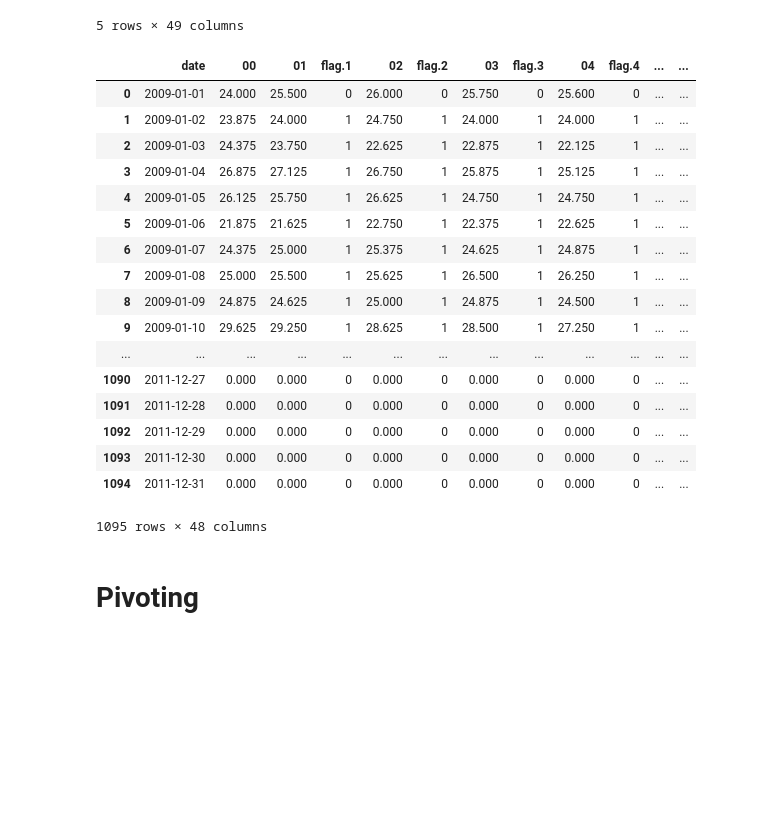
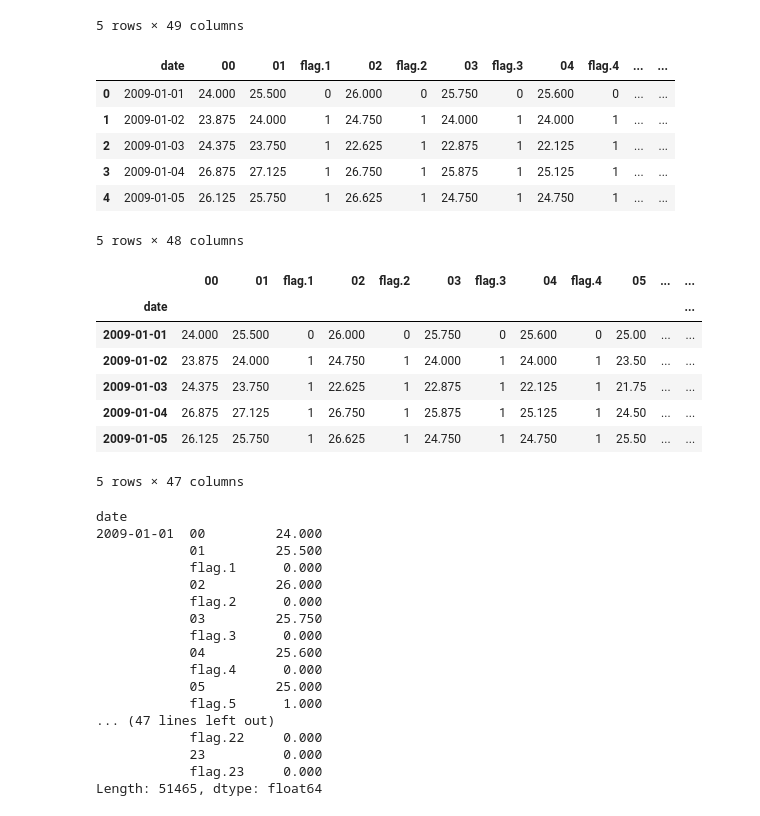
Before and after one commit to E-Trindade/Deep-Learning-Nanodegree, a Jupyter notebook: week 1/Pandas Crashcourse.ipynb, the cells around one changed output. Drawn from its saved outputs; the diff is of its cells as text; code cells hidden in the pictures; blank space fills up the shorter version.

```diff
--- a/week 1/Pandas Test.ipynb
+++ b/week 1/Pandas Crashcourse.ipynb
@@ -192,7 +268,7 @@ HTML('<iframe src=http://www.eea.europa.eu/data-and-maps/data/airbase-the-europe
 # Reading Greece Air Pollution CSV
 # %%
 colnames = ['date'] + [item for pair in zip(["{:02d}".format(i) for i in range(24)], ['flag']*24) for item in pair]
-pol_data = pd.read_csv('data/AirBase_GR_v8_rawdata/GR0230A0000700100hour8.1-1-2009.31-12-2011',
+pol_data = pd.read_csv('data/GR0230A0000700100hour8.1-1-2009.31-12-2011',
                        sep="\t",
                        header=None,
                        na_values=[-999, -9999],
@@ -208,25 +284,45 @@ pol_data.head()
 5 rows × 49 columns
 # %%
 pol_data = pol_data.drop('flag', axis=1)
-pol_data
+pol_data.head()
 # %% [output]
 |  | date | 00 | 01 | flag.1 | 02 | flag.2 | 03 | flag.3 | 04 | flag.4 | ... | ... |
 | 0 | 2009-01-01 | 24.000 | 25.500 | 0 | 26.000 | 0 | 25.750 | 0 | 25.600 | 0 | ... | ... |
 | 1 | 2009-01-02 | 23.875 | 24.000 | 1 | 24.750 | 1 | 24.000 | 1 | 24.000 | 1 | ... | ... |
 | 2 | 2009-01-03 | 24.375 | 23.750 | 1 | 22.625 | 1 | 22.875 | 1 | 22.125 | 1 | ... | ... |
 | 3 | 2009-01-04 | 26.875 | 27.125 | 1 | 26.750 | 1 | 25.875 | 1 | 25.125 | 1 | ... | ... |
 | 4 | 2009-01-05 | 26.125 | 25.750 | 1 | 26.625 | 1 | 24.750 | 1 | 24.750 | 1 | ... | ... |
-| 5 | 2009-01-06 | 21.875 | 21.625 | 1 | 22.750 | 1 | 22.375 | 1 | 22.625 | 1 | ... | ... |
-| 6 | 2009-01-07 | 24.375 | 25.000 | 1 | 25.375 | 1 | 24.625 | 1 | 24.875 | 1 | ... | ... |
-| 7 | 2009-01-08 | 25.000 | 25.500 | 1 | 25.625 | 1 | 26.500 | 1 | 26.250 | 1 | ... | ... |
-| 8 | 2009-01-09 | 24.875 | 24.625 | 1 | 25.000 | 1 | 24.875 | 1 | 24.500 | 1 | ... | ... |
-| 9 | 2009-01-10 | 29.625 | 29.250 | 1 | 28.625 | 1 | 28.500 | 1 | 27.250 | 1 | ... | ... |
-| ... | ... | ... | ... | ... | ... | ... | ... | ... | ... | ... | ... | ... |
-| 1090 | 2011-12-27 | 0.000 | 0.000 | 0 | 0.000 | 0 | 0.000 | 0 | 0.000 | 0 | ... | ... |
-| 1091 | 2011-12-28 | 0.000 | 0.000 | 0 | 0.000 | 0 | 0.000 | 0 | 0.000 | 0 | ... | ... |
-| 1092 | 2011-12-29 | 0.000 | 0.000 | 0 | 0.000 | 0 | 0.000 | 0 | 0.000 | 0 | ... | ... |
-| 1093 | 2011-12-30 | 0.000 | 0.000 | 0 | 0.000 | 0 | 0.000 | 0 | 0.000 | 0 | ... | ... |
-| 1094 | 2011-12-31 | 0.000 | 0.000 | 0 | 0.000 | 0 | 0.000 | 0 | 0.000 | 0 | ... | ... |
-1095 rows × 48 columns
+5 rows × 48 columns
-# %% [markdown]
-# Pivoting
+# %%
+pol_data = pol_data.set_index('date')
+pol_data.head()
+# %% [output]
+|  | 00 | 01 | flag.1 | 02 | flag.2 | 03 | flag.3 | 04 | flag.4 | 05 | ... | ... |
+| date |  |  |  |  |  |  |  |  |  |  |  | ... |
+| 2009-01-01 | 24.000 | 25.500 | 0 | 26.000 | 0 | 25.750 | 0 | 25.600 | 0 | 25.00 | ... | ... |
+| 2009-01-02 | 23.875 | 24.000 | 1 | 24.750 | 1 | 24.000 | 1 | 24.000 | 1 | 23.50 | ... | ... |
+| 2009-01-03 | 24.375 | 23.750 | 1 | 22.625 | 1 | 22.875 | 1 | 22.125 | 1 | 21.75 | ... | ... |
+| 2009-01-04 | 26.875 | 27.125 | 1 | 26.750 | 1 | 25.875 | 1 | 25.125 | 1 | 24.50 | ... | ... |
+| 2009-01-05 | 26.125 | 25.750 | 1 | 26.625 | 1 | 24.750 | 1 | 24.750 | 1 | 25.50 | ... | ... |
+5 rows × 47 columns
+# %%
+pol_data_stacked = pol_data.stack()
+pol_data_stacked
+# %% [output]
+date
+2009-01-01  00         24.000
+            01         25.500
+            flag.1      0.000
+            02         26.000
+            flag.2      0.000
+            03         25.750
+            flag.3      0.000
+            04         25.600
+            flag.4      0.000
+            05         25.000
+            flag.5      1.000
+... (47 lines left out)
+            flag.22     0.000
+            23          0.000
+            flag.23     0.000
+Length: 51465, dtype: float64
```
Also changed, not shown: parts of 15 cells of this notebook, 2 other files.
